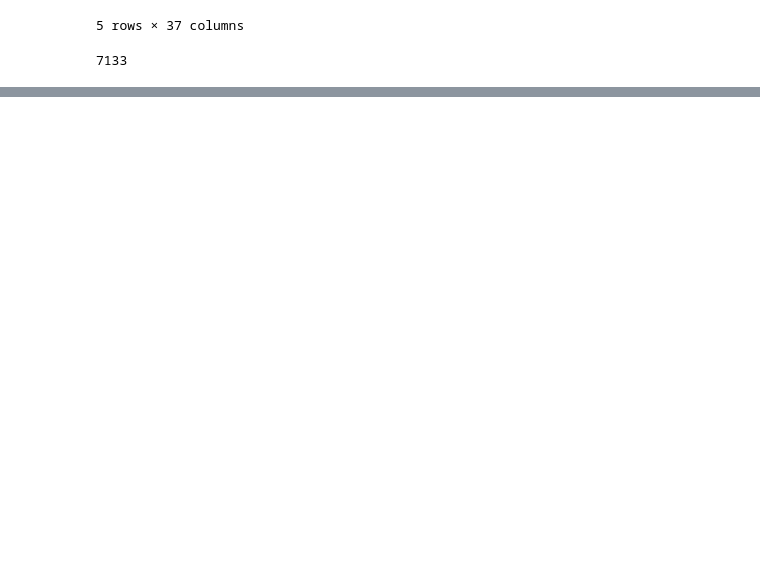
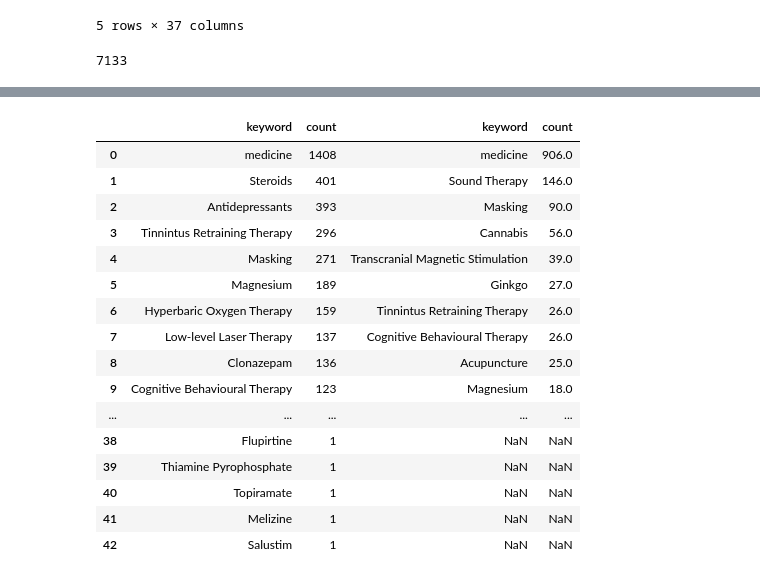
Before and after one commit to sourabhDandage/Talk3_extension, a Jupyter notebook: Explore - Twitter.ipynb, the cells around one changed output, grey strips where cells are left out. Drawn from its saved outputs; the diff is of its cells as text; code cells hidden in the pictures; blank space fills up the shorter version.

```diff
--- a/Explore - Twitter.ipynb
+++ b/Explore - Twitter.ipynb
@@ -130,0 +127,4 @@ treatment_counts.most_common(100)
+# %%
+new_df_twitter=pd.DataFrame(treatment_counts.most_common(100))
+# %%
+new_df_twitter.columns= ['keyword','count']
@@ -130,0 +163,5 @@ treatment_counts.most_common(100)
+# %%
+new_df_TT = pd.read_pickle('TT_counts.pkl')
+# %%
+new_df_TT.columns= ['keyword','count']
+new_df_TT
@@ -130,0 +186,20 @@ treatment_counts.most_common(100)
+# %%
+pd.concat([new_df_TT, new_df_twitter], axis=1)
+# %% [output]
+|  | keyword | count | keyword | count |
+| 0 | medicine | 1408 | medicine | 906.0 |
+| 1 | Steroids | 401 | Sound Therapy | 146.0 |
+| 2 | Antidepressants | 393 | Masking | 90.0 |
+| 3 | Tinnintus Retraining Therapy | 296 | Cannabis | 56.0 |
+| 4 | Masking | 271 | Transcranial Magnetic Stimulation | 39.0 |
+| 5 | Magnesium | 189 | Ginkgo | 27.0 |
+| 6 | Hyperbaric Oxygen Therapy | 159 | Tinnintus Retraining Therapy | 26.0 |
+| 7 | Low-level Laser Therapy | 137 | Cognitive Behavioural Therapy | 26.0 |
+| 8 | Clonazepam | 136 | Acupuncture | 25.0 |
+| 9 | Cognitive Behavioural Therapy | 123 | Magnesium | 18.0 |
+| ... | ... | ... | ... | ... |
+| 38 | Flupirtine | 1 | NaN | NaN |
+| 39 | Thiamine Pyrophosphate | 1 | NaN | NaN |
+| 40 | Topiramate | 1 | NaN | NaN |
+| 41 | Melizine | 1 | NaN | NaN |
+| 42 | Salustim | 1 | NaN | NaN |
```
Also changed, not shown: parts of 10 cells of this notebook.
